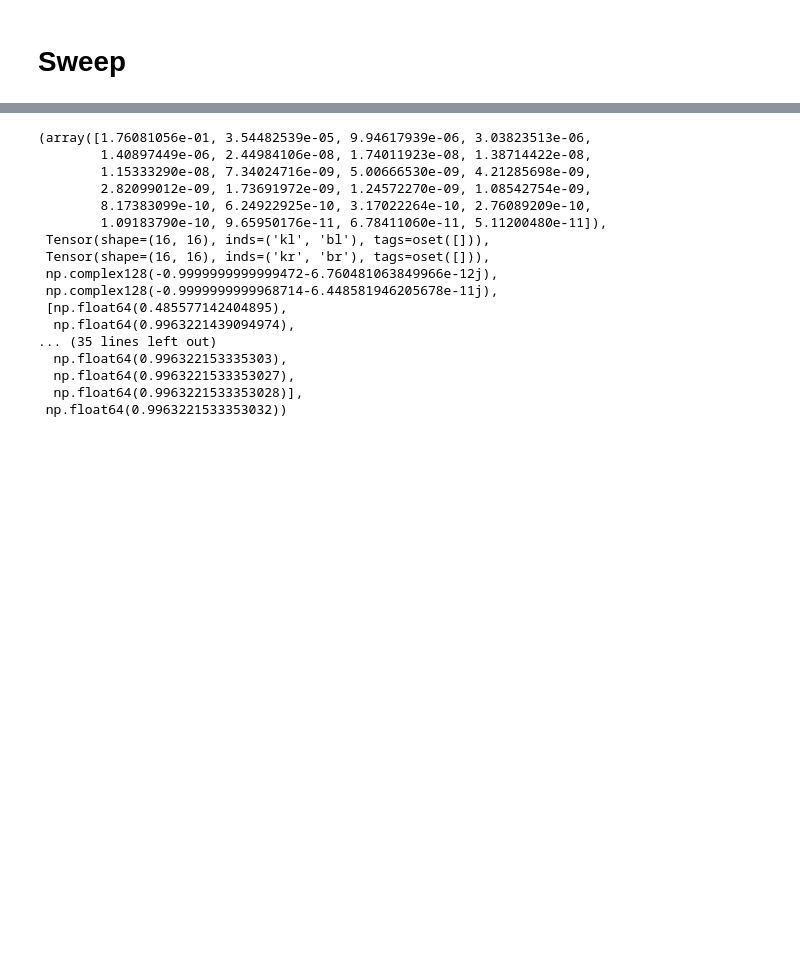
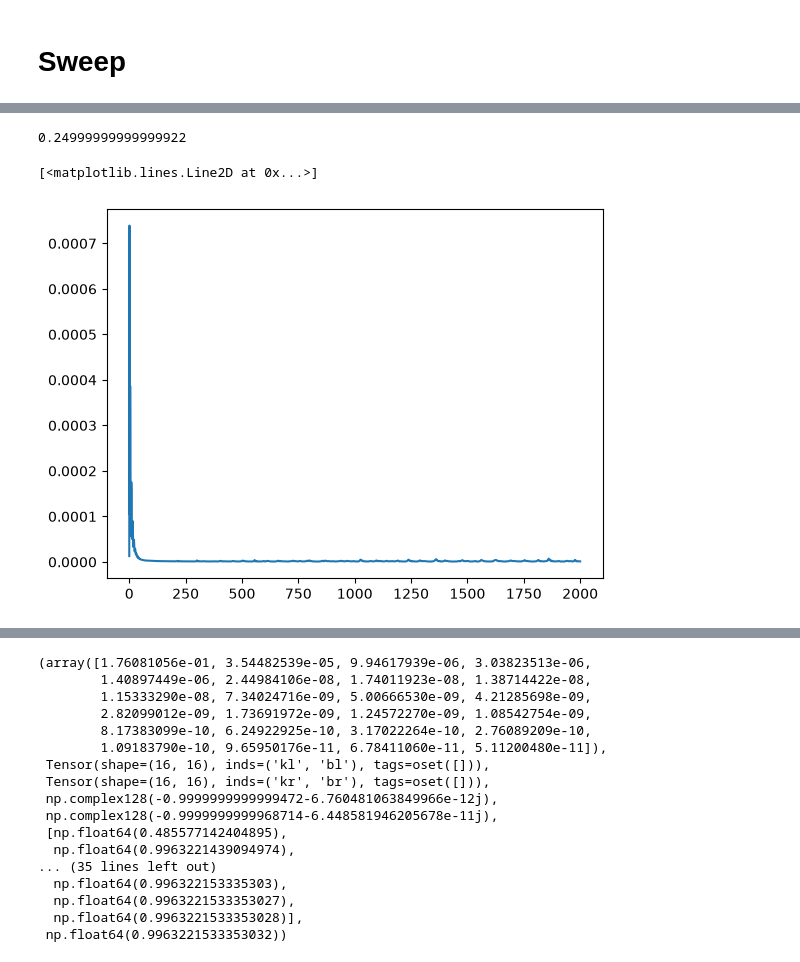
Before and after one commit to kieran-cooney/spt_numerical_classificiation, a Jupyter notebook: code/time_reversal_symmetries/truncating_reduced_density_matrices/mps_optimisation_jw_z_4_tf_system.ipynb, the cells around one changed output, grey strips where cells are left out. Saved outputs shown, nothing was run; the diff lists cells and outputs as text; code cells hidden in the pictures; blank space fills up the shorter version.

```diff
--- a/code/time_reversal_symmetries/truncating_reduced_density_matrices/mps_optimisation_jw_z_4_tf_system.ipynb
+++ b/code/time_reversal_symmetries/truncating_reduced_density_matrices/mps_optimisation_jw_z_4_tf_system.ipynb
@@ -788,0 +895,12 @@ num_random_states=20
+# %%
+rho_purity = get_purity_from_quimb_rdm(rho)
+opt_out = get_rho_mps_representation(rho, rho_purity, domains_dict)
+# %%
+rho_purity
+# %% [output]
+0.24999999999999922
+# %%
+plt.plot(opt_out[1])
+# %% [output]
+[<matplotlib.lines.Line2D at 0x...>]
+[figure, added]
```
Also changed, not shown: parts of 35 cells of this notebook.
